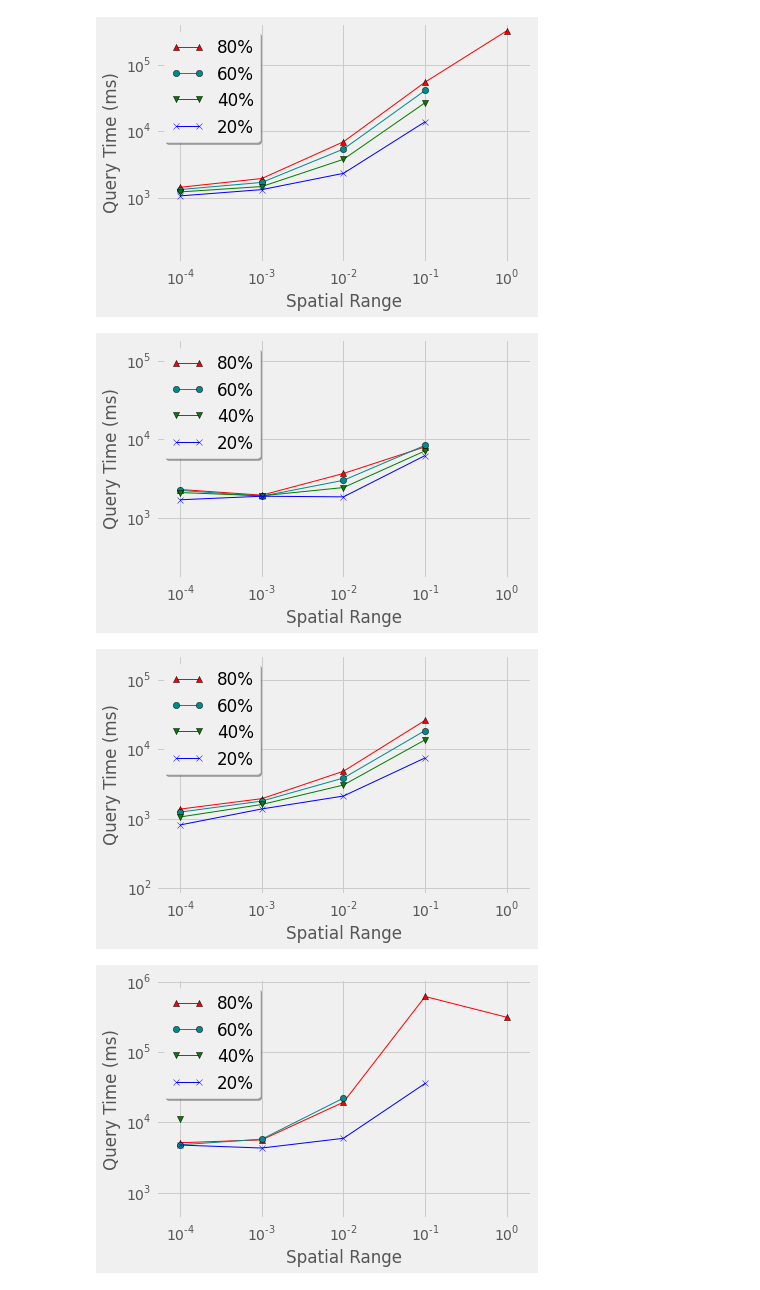
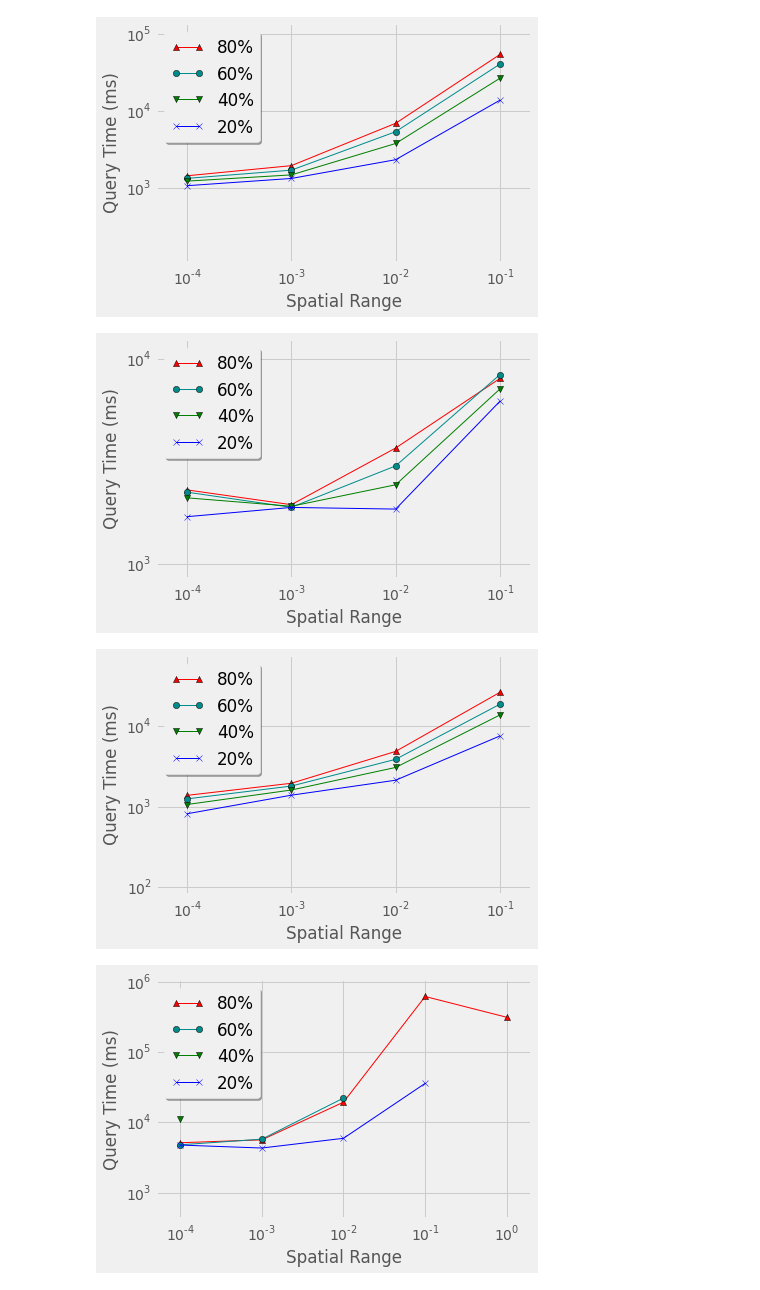
Before and after one commit to cgore1/cse_591, a Jupyter notebook: plots/plot.ipynb, the cells around one changed output. Saved outputs shown, nothing was run; the diff lists cells and outputs as text; code cells hidden in the pictures.

```diff
--- a/plots/plot.ipynb
+++ b/plots/plot.ipynb
@@ -7,40 +7,40 @@ style.use("ggplot")
 # %%
 #citeseerx
 
-x = [0.0001,0.001,0.01,0.1,1]
+x = [0.0001,0.001,0.01,0.1]
 with plt.style.context('fivethirtyeight'):
     #20%
-    y = [1441,1953,6962,54909,323874]
+    y = [1441,1953,6962,54909]
     plt.plot(x,y, label='80%', linewidth=1, color='red', marker = '^')
 
 
     #40
     x = [0.0001,0.001,0.01,0.1]
     y = [1333,1706,5411,41173]
     plt.plot(x,y, label='60%', linewidth=1, color='darkcyan', marker = 'o')
 
 
     #60
     x = [0.0001,0.001,0.01,0.1]
     y = [1228,1480,3797,26930]
     plt.plot(x,y, label='40%', linewidth=1 , color='green', marker = 'v')
 
     #80
     x = [0.0001,0.001,0.01,0.1]
     y = [1070,1330,2335,13934]
     plt.plot(x,y, label='20%', linewidth=1 , color='blue', marker = 'x')
 
 
 
-    plt.axis([min(x)/2, max(x) * 10 + 1, min(y)/10, max(y) * 30])
+    plt.axis([min(x)/2, max(x) * 2, min(y)/10, max(y) * 10])
     plt.legend(loc='upper left', shadow=True)
     plt.xscale('log')
     plt.yscale('log')
     plt.ylabel('Query Time (ms)')
     plt.xlabel('Spatial Range')
     plt.show()
 # %% [output]
-[figure, old version]
+[figure, new version]
 # %%
 #go_uniprot
 
@@ -65,7 +65,7 @@ with plt.style.context('fivethirtyeight'):
     y = [1704,1891,1856,6233]
     plt.plot(x,y, label='20%', linewidth=1, color='blue', marker = 'x')
 
-    plt.axis([min(x)/2, max(x) * 10 + 1, min(y)/10, max(y) * 30])
+    plt.axis([min(x)/2, max(x) * 2, min(y)/2, max(y) * 2])
     plt.legend(loc='upper left', shadow=True)
     plt.xscale('log')
     plt.yscale('log')
@@ -73,7 +73,7 @@ with plt.style.context('fivethirtyeight'):
     plt.xlabel('Spatial Range')
     plt.show()
 # %% [output]
-[figure, old version]
+[figure, new version]
 # %%
 #patents
 
@@ -99,7 +99,7 @@ with plt.style.context('fivethirtyeight'):
     plt.plot(x,y, label='20%', linewidth=1, color='blue', marker = 'x')
 
 
-    plt.axis([min(x)/2, max(x) * 10 + 1, min(y)/10, max(y) * 30])
+    plt.axis([min(x)/2, max(x) * 2, min(y)/10, max(y) * 10])
     plt.legend(loc='upper left', shadow=True)
     plt.xscale('log')
     plt.yscale('log')
@@ -107,7 +107,7 @@ with plt.style.context('fivethirtyeight'):
     plt.xlabel('Spatial Range')
     plt.show()
 # %% [output]
-[figure, old version]
+[figure, new version]
 # %%
 #uniprotenc_150m
 
```
Also changed, not shown: parts of 1 cell of this notebook.
